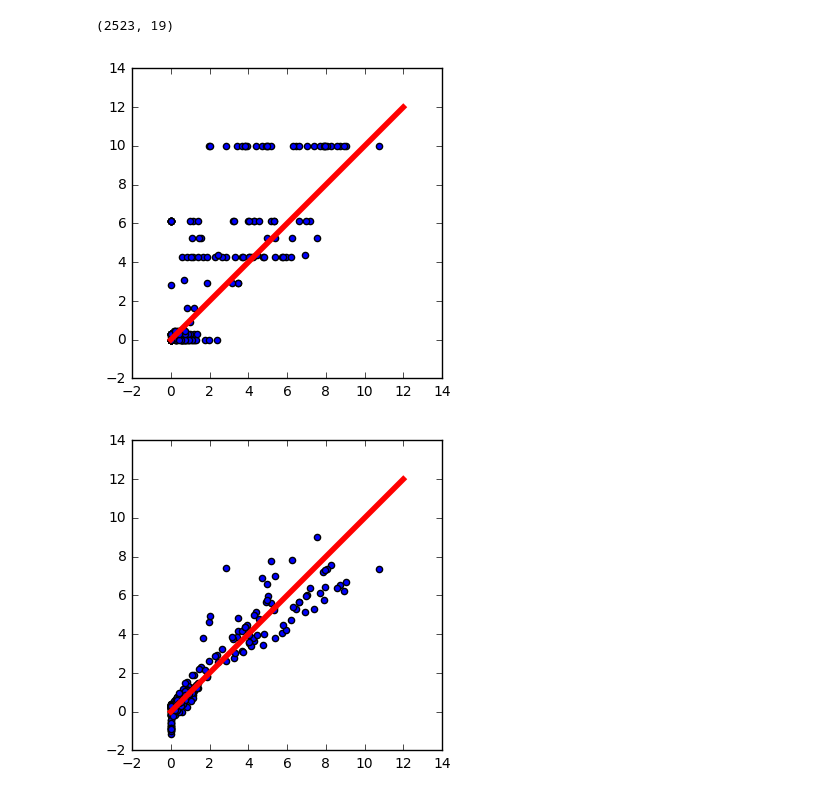
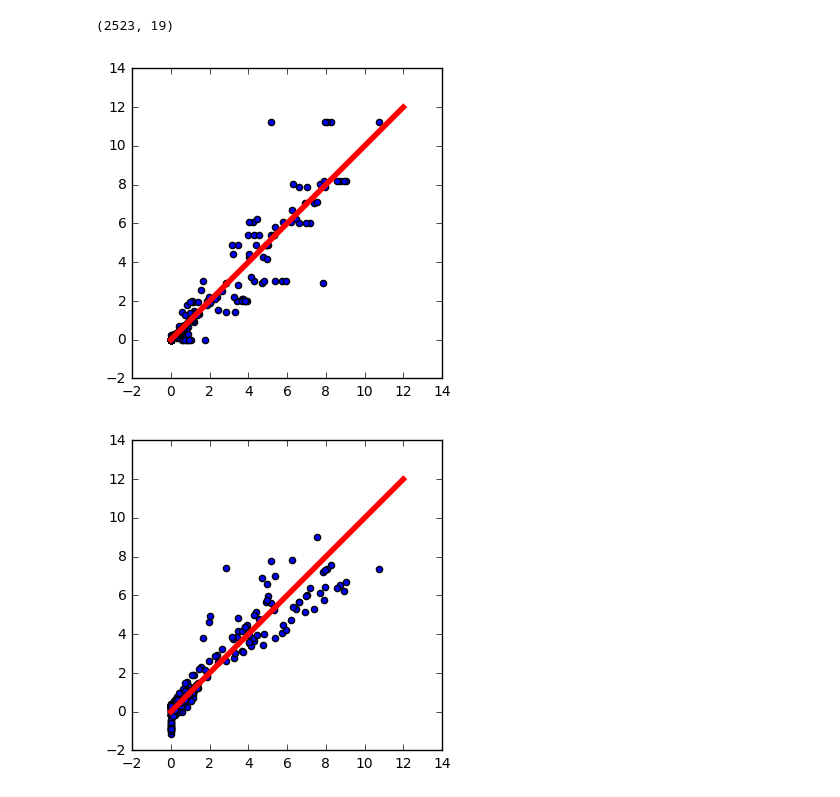
Before and after one commit to joekasp/ionic_liquids, a Jupyter notebook: ionic_liquids/datasets/Molecular Descriptors.ipynb, the cells around one changed output. Drawn from its saved outputs; the diff is of its cells as text; code cells hidden in the pictures.

```diff
--- a/ionic_liquids/datasets/Molecular Descriptors.ipynb
+++ b/ionic_liquids/datasets/Molecular Descriptors.ipynb
@@ -56,18 +56,18 @@ X = StandardScaler().fit_transform(X)
 X_train, X_test, y_train, y_test = train_test_split(X, y, test_size=0.1)
 # %%
 #MLPClassifier
-alphas = np.array([5,2,5,1.5,1,0.1,0.01,0.001,0.0001,0])
+alphas = np.array([0.1,0.01,0.001,0.0001])
 mlp_class = MLPClassifier(hidden_layer_sizes=(100,), activation='relu', solver='adam', alpha=0.0001, max_iter=5000, random_state=None,learning_rate_init=0.01)
 gs = GridSearchCV(mlp_class, param_grid=dict(alpha=alphas))
 
 gs.fit(X_train,y_train)
 
 plt.figure(figsize=(4,4))
 plt.scatter(y_test.values.astype(np.float), gs.predict(X_test))
 plt.plot([0,12],[0,12],lw=4,c = 'r')
 plt.show()
 # %% [output]
-[figure, old version]
+[figure, new version]
 # %%
 #MLPRegressor
 alphas = np.array([5,2,5,1.5,1,0.1,0.01,0.001,0.0001,0])
```
Also changed, not shown: parts of 1 cell of this notebook, 3 other files.
